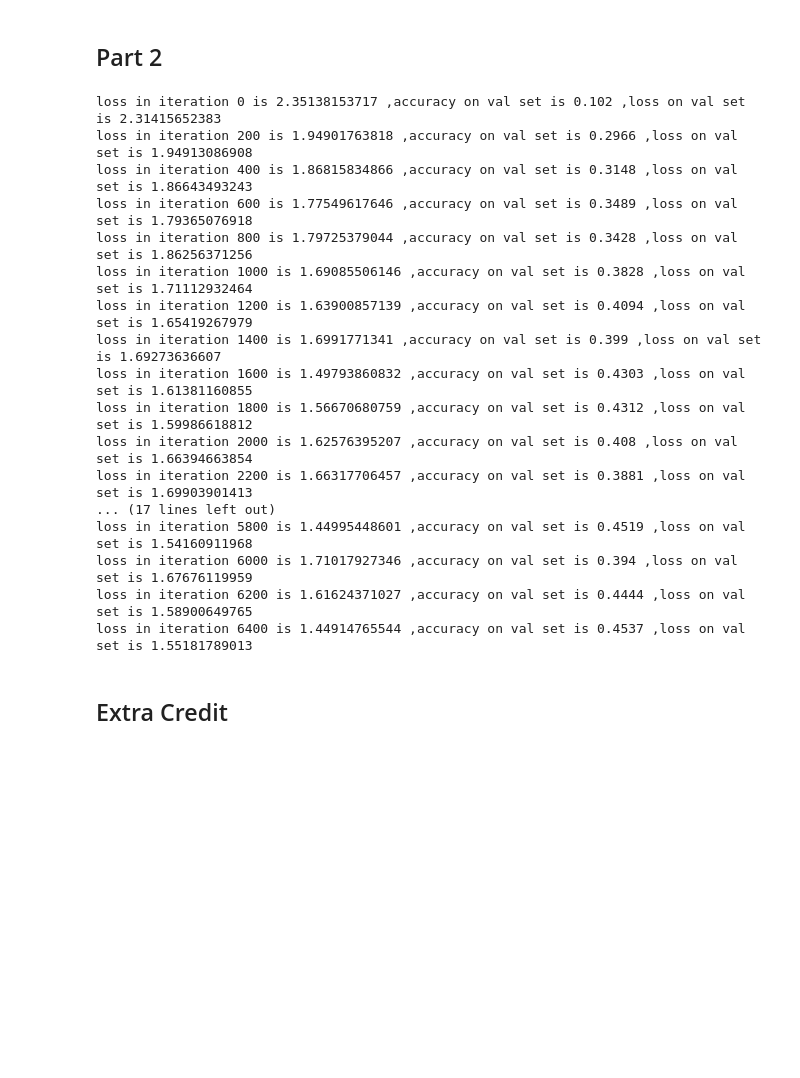
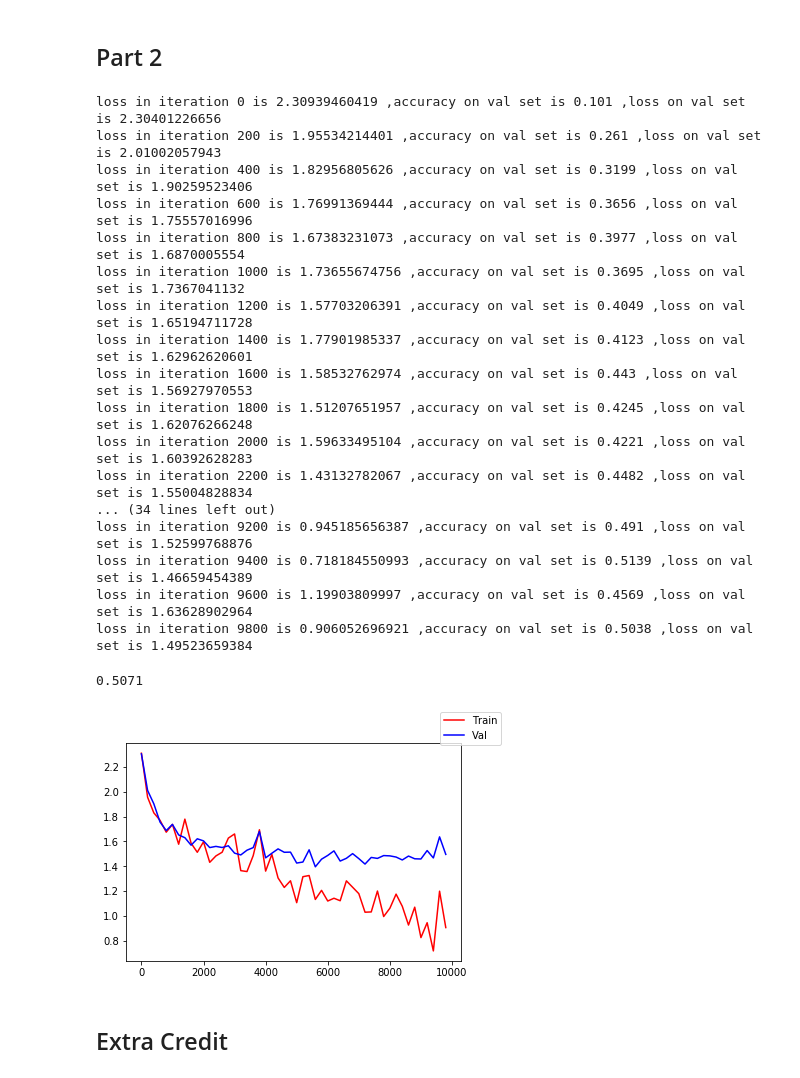
Before and after one commit to huiboz/4995_deeplearning, a Jupyter notebook: hw1/Homework1_update.ipynb, the cells around one changed output. Drawn from its saved outputs; the diff is of its cells as text; code cells hidden in the pictures; blank space fills up the shorter version.

```diff
--- a/hw1/Homework1_update.ipynb
+++ b/hw1/Homework1_update.ipynb
@@ -255,6 +255,16 @@ class FullyConnectedNetwork(object):
                 print("loss in iteration",i,"is",loss,",accuracy on val set is",val_accuracy,
                      ",loss on val set is",loss_val)
 
+                '''
+                temp_output = 0
+                count = 0
+                for item in self.W:
+                    count += 1
+                    temp_output += np.average(self.W[item])
+                temp_output = temp_output / count
+                print(temp_output)
+                '''
+
                 ## set up for drawing ###
                 x_val = i
                 if (x_val == 0):
@@ -519,27 +529,35 @@ FCN.plot()
 # %%
 layer_dimensions = [3072,1000,200,50,10]  # including the input and output layers
 # 3072 is the input feature size, 10 is the number of outputs in the final layer
-FCN = FullyConnectedNetwork(layer_dimensions, lambd=0.05)
-FCN.train(X_train, Y_train, max_iters=8000, batch_size=200, learning_rate=0.01, validate_every=200)
+FCN = FullyConnectedNetwork(layer_dimensions, lambd=0.00001)
+FCN.train(X_train, Y_train, max_iters=10000, batch_size=100, learning_rate=0.005, validate_every=200)
 # lambd, the L2 regularization penalty hyperparamter will not be 0 for this part
-y_predicted = FCN.evaluate(X_test)  # print accuracy on test set
+y_predicted = FCN.evaluate(X_test,Y_test)
 # %% [output]
-loss in iteration 0 is 2.35138153717 ,accuracy on val set is 0.102 ,loss on val set is 2.31415652383
-loss in iteration 200 is 1.94901763818 ,accuracy on val set is 0.2966 ,loss on val set is 1.94913086908
-loss in iteration 400 is 1.86815834866 ,accuracy on val set is 0.3148 ,loss on val set is 1.86643493243
-loss in iteration 600 is 1.77549617646 ,accuracy on val set is 0.3489 ,loss on val set is 1.79365076918
-loss in iteration 800 is 1.79725379044 ,accuracy on val set is 0.3428 ,loss on val set is 1.86256371256
-loss in iteration 1000 is 1.69085506146 ,accuracy on val set is 0.3828 ,loss on val set is 1.71112932464
-loss in iteration 1200 is 1.63900857139 ,accuracy on val set is 0.4094 ,loss on val set is 1.65419267979
-loss in iteration 1400 is 1.6991771341 ,accuracy on val set is 0.399 ,loss on val set is 1.69273636607
-loss in iteration 1600 is 1.49793860832 ,accuracy on val set is 0.4303 ,loss on val set is 1.61381160855
-loss in iteration 1800 is 1.56670680759 ,accuracy on val set is 0.4312 ,loss on val set is 1.59986618812
-loss in iteration 2000 is 1.62576395207 ,accuracy on val set is 0.408 ,loss on val set is 1.66394663854
-loss in iteration 2200 is 1.66317706457 ,accuracy on val set is 0.3881 ,loss on val set is 1.69903901413
-... (17 lines left out)
-loss in iteration 5800 is 1.44995448601 ,accuracy on val set is 0.4519 ,loss on val set is 1.54160911968
-loss in iteration 6000 is 1.71017927346 ,accuracy on val set is 0.394 ,loss on val set is 1.67676119959
-loss in iteration 6200 is 1.61624371027 ,accuracy on val set is 0.4444 ,loss on val set is 1.58900649765
-loss in iteration 6400 is 1.44914765544 ,accuracy on val set is 0.4537 ,loss on val set is 1.55181789013
+loss in iteration 0 is 2.30939460419 ,accuracy on val set is 0.101 ,loss on val set is 2.30401226656
+loss in iteration 200 is 1.95534214401 ,accuracy on val set is 0.261 ,loss on val set is 2.01002057943
+loss in iteration 400 is 1.82956805626 ,accuracy on val set is 0.3199 ,loss on val set is 1.90259523406
+loss in iteration 600 is 1.76991369444 ,accuracy on val set is 0.3656 ,loss on val set is 1.75557016996
+loss in iteration 800 is 1.67383231073 ,accuracy on val set is 0.3977 ,loss on val set is 1.6870005554
+loss in iteration 1000 is 1.73655674756 ,accuracy on val set is 0.3695 ,loss on val set is 1.7367041132
+loss in iteration 1200 is 1.57703206391 ,accuracy on val set is 0.4049 ,loss on val set is 1.65194711728
+loss in iteration 1400 is 1.77901985337 ,accuracy on val set is 0.4123 ,loss on val set is 1.62962620601
+loss in iteration 1600 is 1.58532762974 ,accuracy on val set is 0.443 ,loss on val set is 1.56927970553
+loss in iteration 1800 is 1.51207651957 ,accuracy on val set is 0.4245 ,loss on val set is 1.62076266248
+loss in iteration 2000 is 1.59633495104 ,accuracy on val set is 0.4221 ,loss on val set is 1.60392628283
+loss in iteration 2200 is 1.43132782067 ,accuracy on val set is 0.4482 ,loss on val set is 1.55004828834
+... (34 lines left out)
+loss in iteration 9200 is 0.945185656387 ,accuracy on val set is 0.491 ,loss on val set is 1.52599768876
+loss in iteration 9400 is 0.718184550993 ,accuracy on val set is 0.5139 ,loss on val set is 1.46659454389
+loss in iteration 9600 is 1.19903809997 ,accuracy on val set is 0.4569 ,loss on val set is 1.63628902964
+loss in iteration 9800 is 0.906052696921 ,accuracy on val set is 0.5038 ,loss on val set is 1.49523659384
+# %%
+print(y_predicted)  # print accuracy on test set
+# %% [output]
+0.5071
+# %%
+FCN.plot()
+# %% [output]
+[figure, added]
 # %% [markdown]
 ## Extra Credit
```
Also changed, not shown: parts of 1 cell of this notebook.
